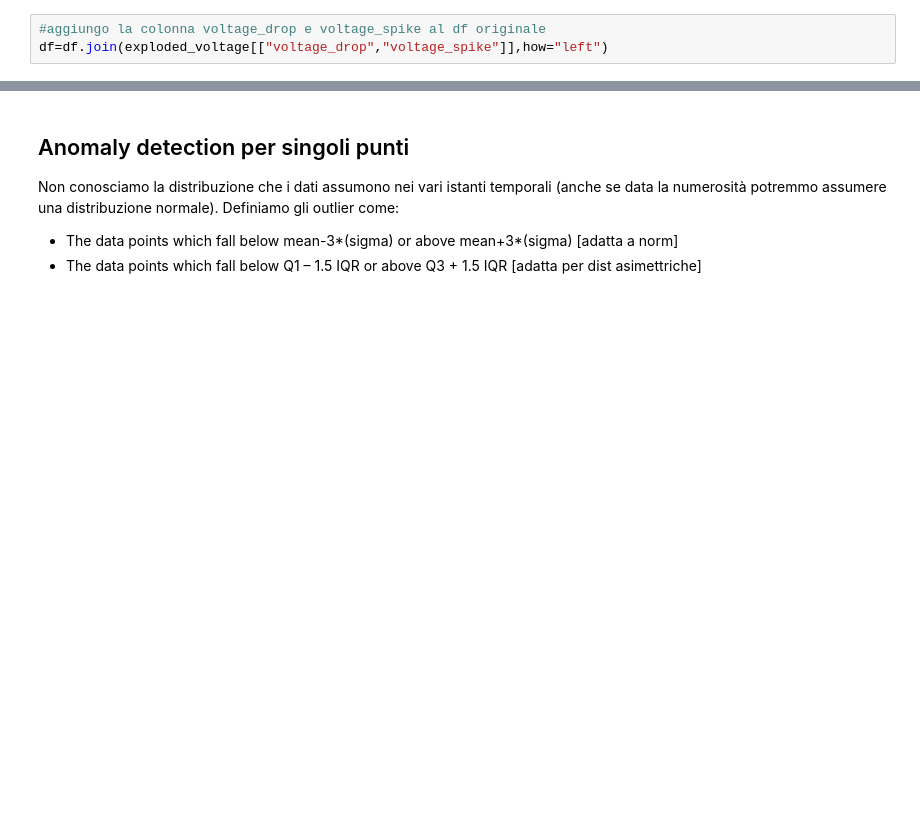
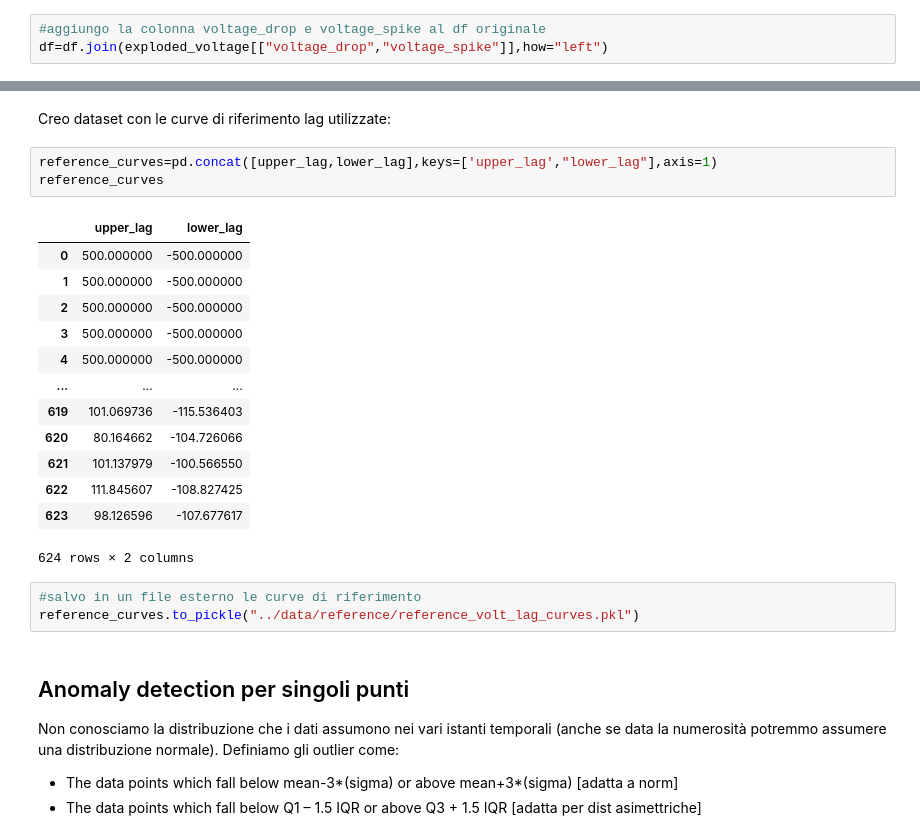
Before and after one commit to DavideMobilia/Anomaly-Detection, a Jupyter notebook: Scripts/Part2- Statistical Anomaly Detection.ipynb, the cells around one changed output, grey strips where cells are left out. Cells and saved outputs as stored; diff of their text form; blank space fills up the shorter version.

```diff
--- a/Scripts/Part2- Statistical Anomaly Detection.ipynb
+++ b/Scripts/Part2- Statistical Anomaly Detection.ipynb
@@ -206,6 +196,28 @@ df.head()
 |  | 2019-09-17 18:05:02 | 75984 | [134, 758, 1298, 1652, 1897, 2065... | [305, 2017, 3607, 4738, 5656, 638... | False | False |
 |  | 2019-09-17 18:42:46 | 76041 | [138, 767, 1328, 1682, 1906, 2061... | [333, 2033, 3641, 4795, 5614, 631... | False | False |
 |  | 2019-09-17 18:59:36 | 76063 | [130, 745, 1300, 1646, 1854, 2028... | [302, 1996, 3569, 4719, 5536, 626... | False | False |
+# %% [markdown]
+Creo dataset con le curve di riferimento lag utilizzate:
+# %%
+reference_curves=pd.concat([upper_lag,lower_lag],keys=['upper_lag',"lower_lag"],axis=1)
+reference_curves
+# %% [output]
+|  | upper_lag | lower_lag |
+| 0 | 500.000000 | -500.000000 |
+| 1 | 500.000000 | -500.000000 |
+| 2 | 500.000000 | -500.000000 |
+| 3 | 500.000000 | -500.000000 |
+| 4 | 500.000000 | -500.000000 |
+| ... | ... | ... |
+| 619 | 101.069736 | -115.536403 |
+| 620 | 80.164662 | -104.726066 |
+| 621 | 101.137979 | -100.566550 |
+| 622 | 111.845607 | -108.827425 |
+| 623 | 98.126596 | -107.677617 |
+624 rows × 2 columns
+# %%
+#salvo in un file esterno le curve di riferimento
+reference_curves.to_pickle("../data/reference/reference_volt_lag_curves.pkl")
 # %% [markdown]
 ## Anomaly detection per singoli punti
 Non conosciamo la distribuzione che i dati assumono nei vari istanti temporali (anche se data la numerosità potremmo assumere una distribuzione normale). Definiamo gli outlier come:
```
Also changed, not shown: parts of 2 cells of this notebook, 5 other files.
